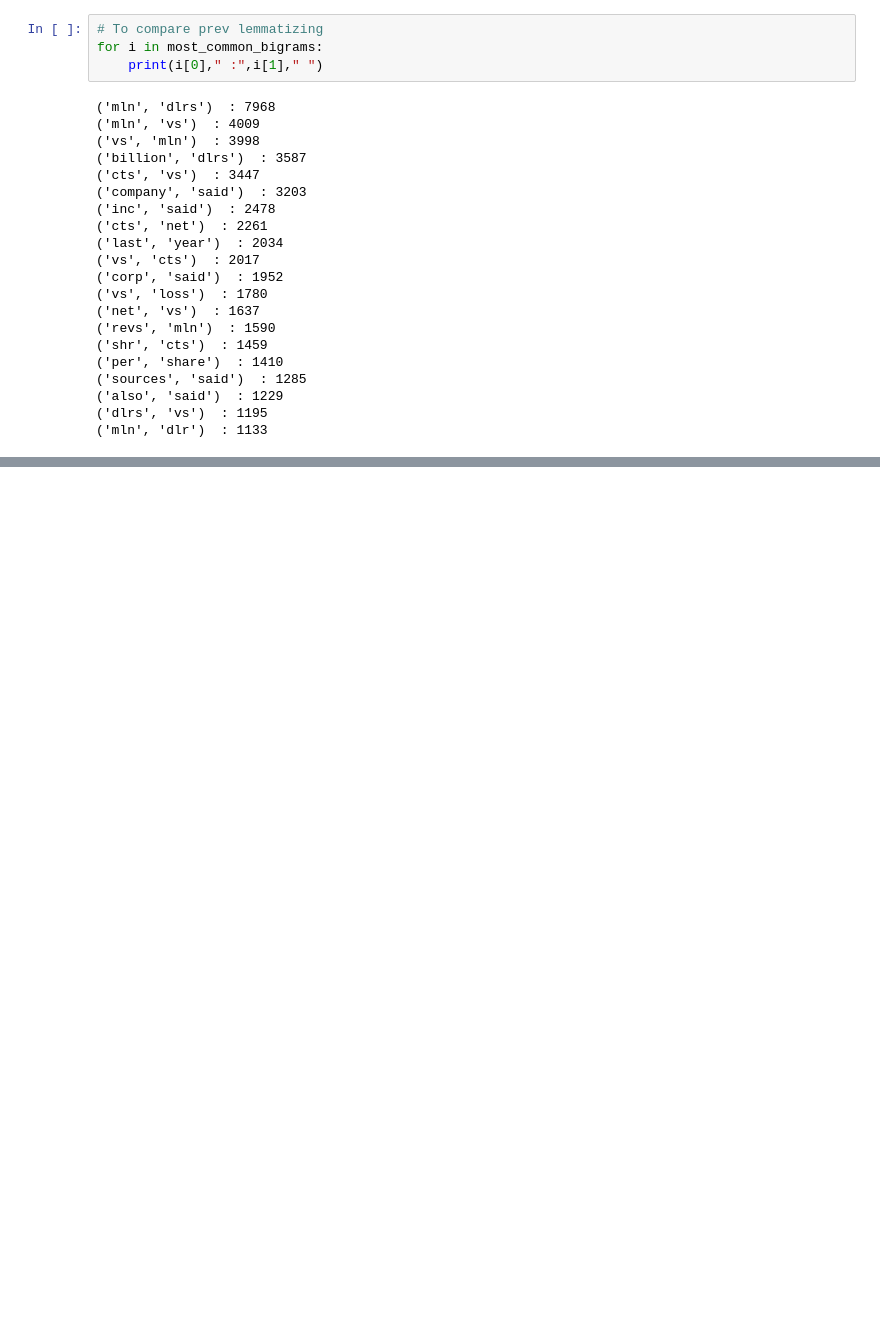
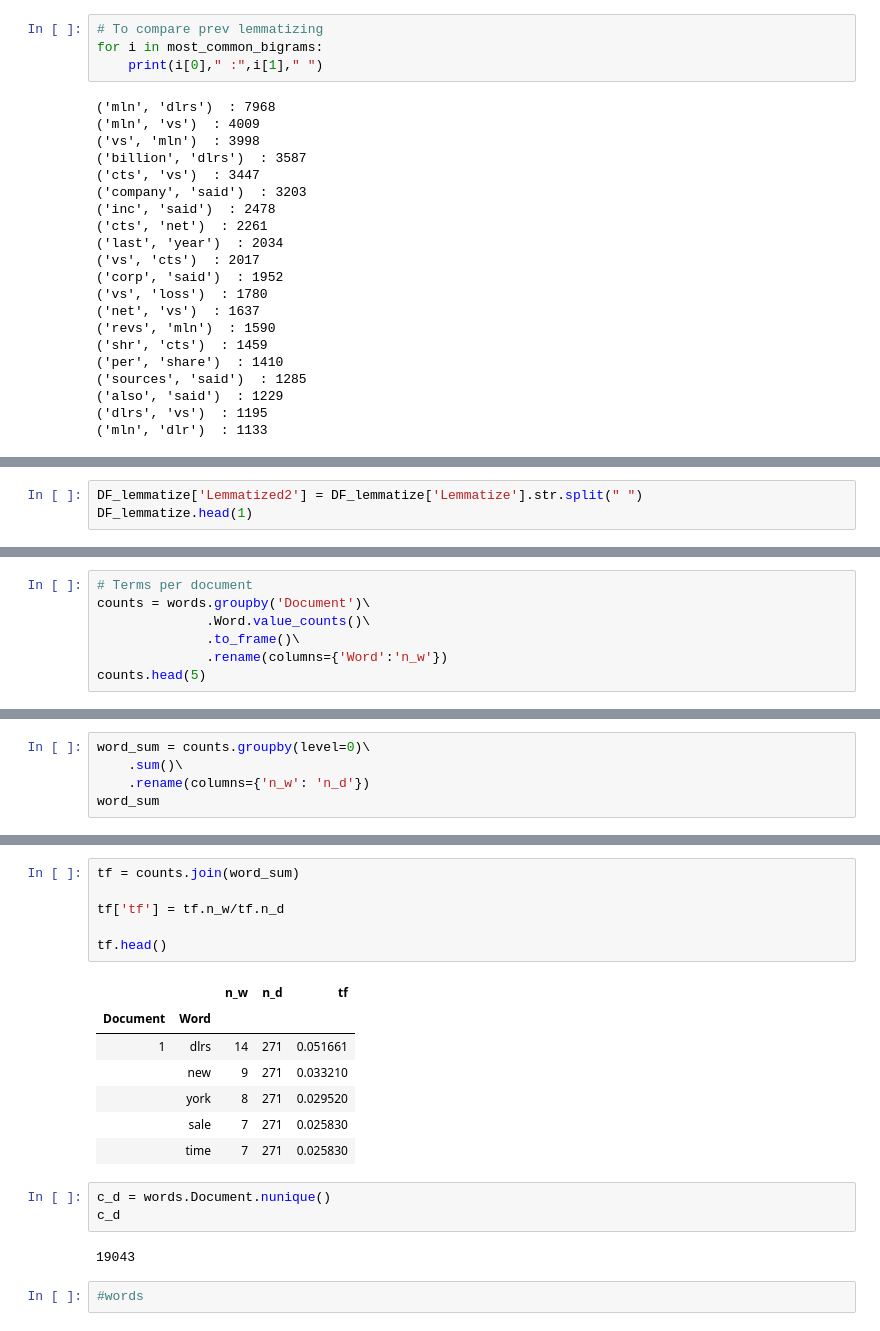
Before and after one commit to sedv8808/Simple_Word_Counting, a Jupyter notebook: Simple_Word_Counting.ipynb, the cells around one changed output, grey strips where cells are left out. Drawn from its saved outputs; the diff is of its cells as text; blank space fills up the shorter version.

```diff
--- a/Simple_Word_Counting.ipynb
+++ b/Simple_Word_Counting.ipynb
@@ -532,0 +539,3 @@ for i in most_common_bigrams:
+# %%
+DF_lemmatize['Lemmatized2'] = DF_lemmatize['Lemmatize'].str.split(" ")
+DF_lemmatize.head(1)
@@ -532,0 +566,7 @@ for i in most_common_bigrams:
+# %%
+# Terms per document
+counts = words.groupby('Document')\
+              .Word.value_counts()\
+              .to_frame()\
+              .rename(columns={'Word':'n_w'})
+counts.head(5)
@@ -532,0 +581,5 @@ for i in most_common_bigrams:
+# %%
+word_sum = counts.groupby(level=0)\
+    .sum()\
+    .rename(columns={'n_w': 'n_d'})
+word_sum
@@ -532,0 +601,21 @@ for i in most_common_bigrams:
+# %%
+tf = counts.join(word_sum)
+
+tf['tf'] = tf.n_w/tf.n_d
+
+tf.head()
+# %% [output]
+|  |  | n_w | n_d | tf |
+| Document | Word |  |  |  |
+| 1 | dlrs | 14 | 271 | 0.051661 |
+|  | new | 9 | 271 | 0.033210 |
+|  | york | 8 | 271 | 0.029520 |
+|  | sale | 7 | 271 | 0.025830 |
+|  | time | 7 | 271 | 0.025830 |
+# %%
+c_d = words.Document.nunique()
+c_d
+# %% [output]
+19043
+# %%
+#words
```
Also changed, not shown: parts of 18 cells of this notebook.
